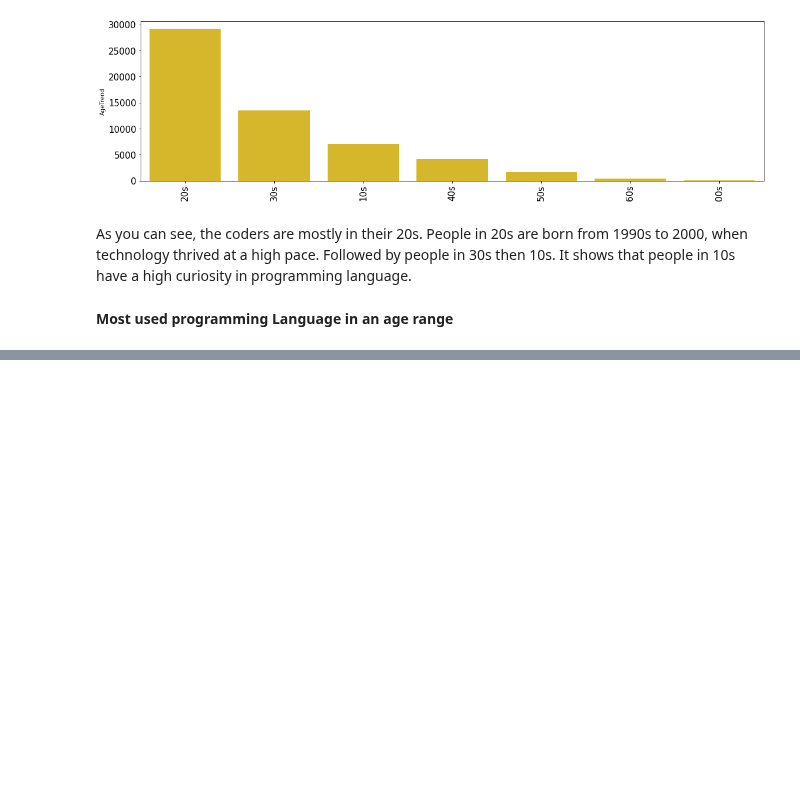
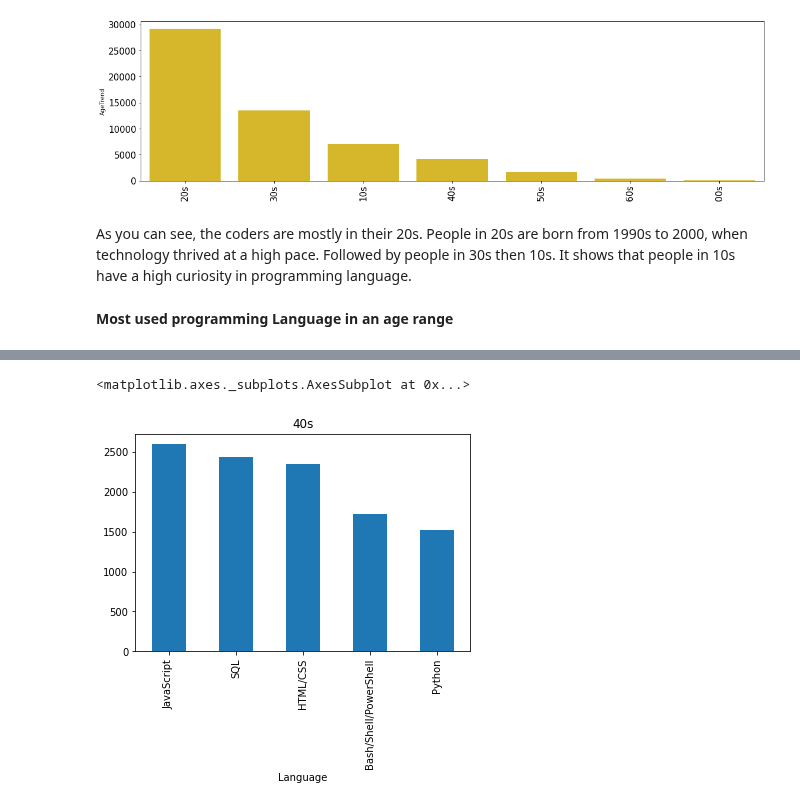
Before and after one commit to yessymarie/dsblogpost, a Jupyter notebook: main.ipynb, the cells around one changed output, grey strips where cells are left out. Cells and saved outputs as stored; diff of their text form; code cells hidden in the pictures; blank space fills up the shorter version.

```diff
--- a/main.ipynb
+++ b/main.ipynb
@@ -122,0 +157,5 @@ As you can see, the coders are mostly in their 20s. People in 20s are born from
+# %%
+df_Language_40s.plot(kind='bar',title='40s')
+# %% [output]
+<matplotlib.axes._subplots.AxesSubplot at 0x...>
+[figure, added]
```
Also changed, not shown: parts of 14 cells of this notebook.
